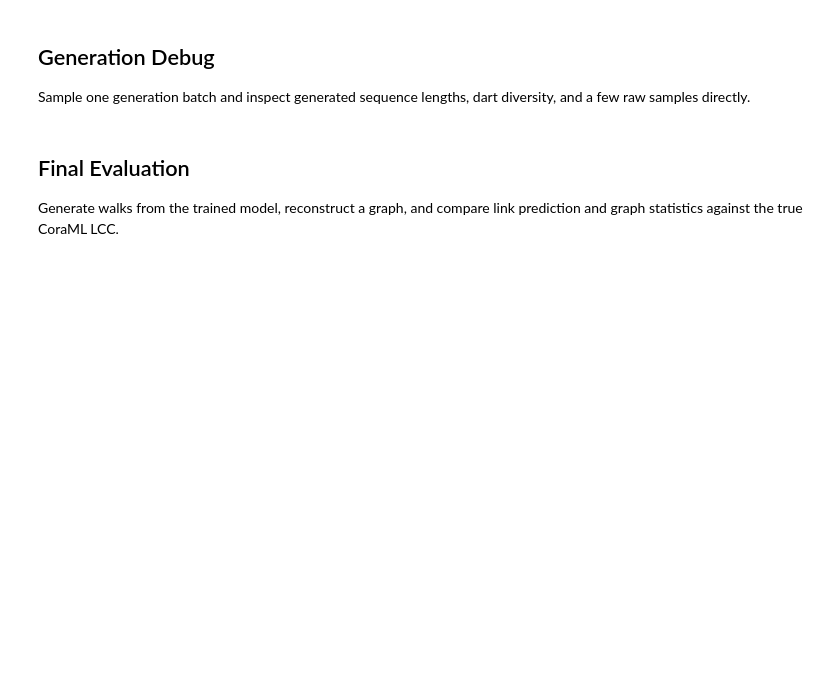
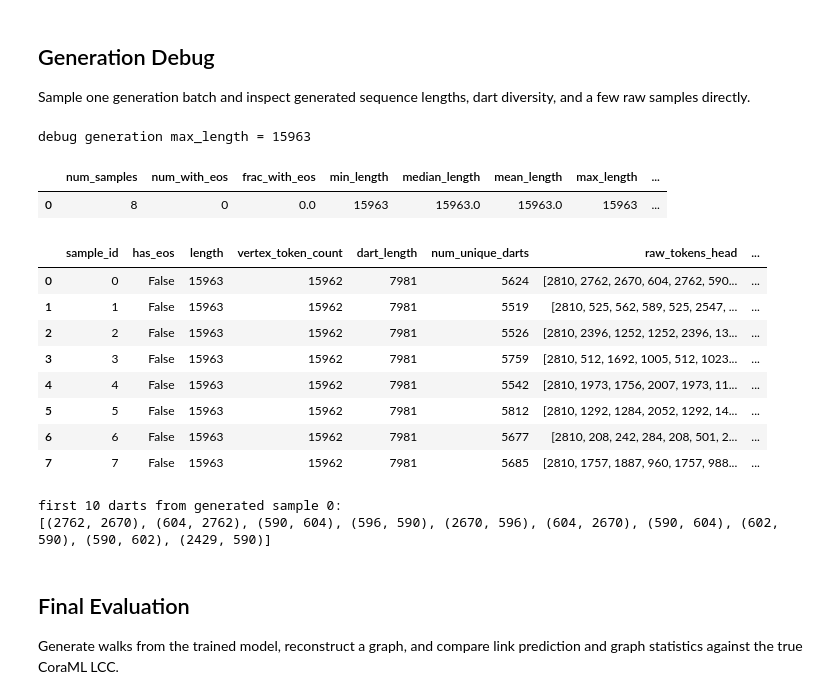
Before and after one commit to rbmuk/facialgen, a Jupyter notebook: coraml_experiment.ipynb, the cells around one changed output. Saved outputs shown, nothing was run; the diff lists cells and outputs as text; code cells hidden in the pictures; blank space fills up the shorter version.

```diff
--- a/coraml_experiment.ipynb
+++ b/coraml_experiment.ipynb
@@ -142,7 +145,7 @@ args = SimpleNamespace(
     grad_clip=1.0,
     num_workers=0,
     device='auto',
-    n_layer=2,
+    n_layer=1,
     n_head=4,
     n_embd=128,
     dropout=0.0,
@@ -400,7 +455,7 @@ eos_token_id = eval_info['eos_token_id']
 num_nodes = int(eval_info['num_nodes'])
 lengths = np.asarray([len(seq) for seq in debug_walks], dtype=int)
 has_eos = np.asarray([((eos_token_id is not None) and (int(eos_token_id) in seq)) for seq in debug_walks], dtype=bool)
-vertex_lengths = np.asarray([sum(0 <= int(tok) < num_nodes for tok in seq) for seq in debug_walks], dtype=int)
+vertex_token_counts = np.asarray([sum(0 <= int(tok) < num_nodes for tok in seq) for seq in debug_walks], dtype=int)
 
 def faithful_vertices_from_sequence(seq):
     return [int(tok) for tok in seq if 0 <= int(tok) < num_nodes]
@@ -411,41 +466,56 @@ def darts_from_faithful_vertices(vertices):
 
 walk_vertices = [faithful_vertices_from_sequence(seq) for seq in debug_walks]
 walk_darts = [darts_from_faithful_vertices(vertices) for vertices in walk_vertices]
-all_darts = [dart for darts in walk_darts for dart in darts]
-unique_darts = sorted(set(all_darts))
+dart_lengths = np.asarray([len(darts) for darts in walk_darts], dtype=int)
 unique_dart_counts = np.asarray([len(set(darts)) for darts in walk_darts], dtype=int)
 
 summary = pd.DataFrame([{
     'num_samples': int(debug_num_samples),
     'num_with_eos': int(has_eos.sum()),
     'frac_with_eos': float(has_eos.mean()),
     'min_length': int(lengths.min()),
     'median_length': float(np.median(lengths)),
     'mean_length': float(lengths.mean()),
     'max_length': int(lengths.max()),
-    'mean_vertex_length': float(vertex_lengths.mean()),
+    'mean_vertex_token_count': float(vertex_token_counts.mean()),
+    'mean_dart_length': float(dart_lengths.mean()),
     'mean_unique_darts_per_sample': float(unique_dart_counts.mean()),
-    'num_unique_darts': int(len(unique_darts)),
 }])
 display(summary)
 
 rows = []
 for idx, seq in enumerate(debug_walks[:10]):
     vertex_tokens = walk_vertices[idx]
     rows.append({
         'sample_id': idx,
         'has_eos': bool(has_eos[idx]),
         'length': int(lengths[idx]),
-        'vertex_length': int(vertex_lengths[idx]),
+        'vertex_token_count': int(vertex_token_counts[idx]),
+        'dart_length': int(dart_lengths[idx]),
         'num_unique_darts': int(unique_dart_counts[idx]),
         'raw_tokens_head': seq[:16],
         'vertex_tokens_head': vertex_tokens[:16],
         'tail_tokens': seq[-12:],
     })
 display(pd.DataFrame(rows))
 
-print('first 12 unique generated darts:')
-print(unique_darts[:12])
+print('first 10 darts from generated sample 0:')
+print(walk_darts[0][:10])
+# %% [output]
+debug generation max_length = 15963
+|  | num_samples | num_with_eos | frac_with_eos | min_length | median_length | mean_length | max_length | ... |
+| 0 | 8 | 0 | 0.0 | 15963 | 15963.0 | 15963.0 | 15963 | ... |
+|  | sample_id | has_eos | length | vertex_token_count | dart_length | num_unique_darts | raw_tokens_head | ... |
+| 0 | 0 | False | 15963 | 15962 | 7981 | 5624 | [2810, 2762, 2670, 604, 2762, 590... | ... |
+| 1 | 1 | False | 15963 | 15962 | 7981 | 5519 | [2810, 525, 562, 589, 525, 2547, ... | ... |
+| 2 | 2 | False | 15963 | 15962 | 7981 | 5526 | [2810, 2396, 1252, 1252, 2396, 13... | ... |
+| 3 | 3 | False | 15963 | 15962 | 7981 | 5759 | [2810, 512, 1692, 1005, 512, 1023... | ... |
+| 4 | 4 | False | 15963 | 15962 | 7981 | 5542 | [2810, 1973, 1756, 2007, 1973, 11... | ... |
+| 5 | 5 | False | 15963 | 15962 | 7981 | 5812 | [2810, 1292, 1284, 2052, 1292, 14... | ... |
+| 6 | 6 | False | 15963 | 15962 | 7981 | 5677 | [2810, 208, 242, 284, 208, 501, 2... | ... |
+| 7 | 7 | False | 15963 | 15962 | 7981 | 5685 | [2810, 1757, 1887, 960, 1757, 988... | ... |
+first 10 darts from generated sample 0:
+[(2762, 2670), (604, 2762), (590, 604), (596, 590), (2670, 596), (604, 2670), (590, 604), (602, 590), (590, 602), (2429, 590)]
 # %% [markdown]
 ## Final Evaluation
 
```
Also changed, not shown: parts of 5 cells of this notebook, 2 other files.
